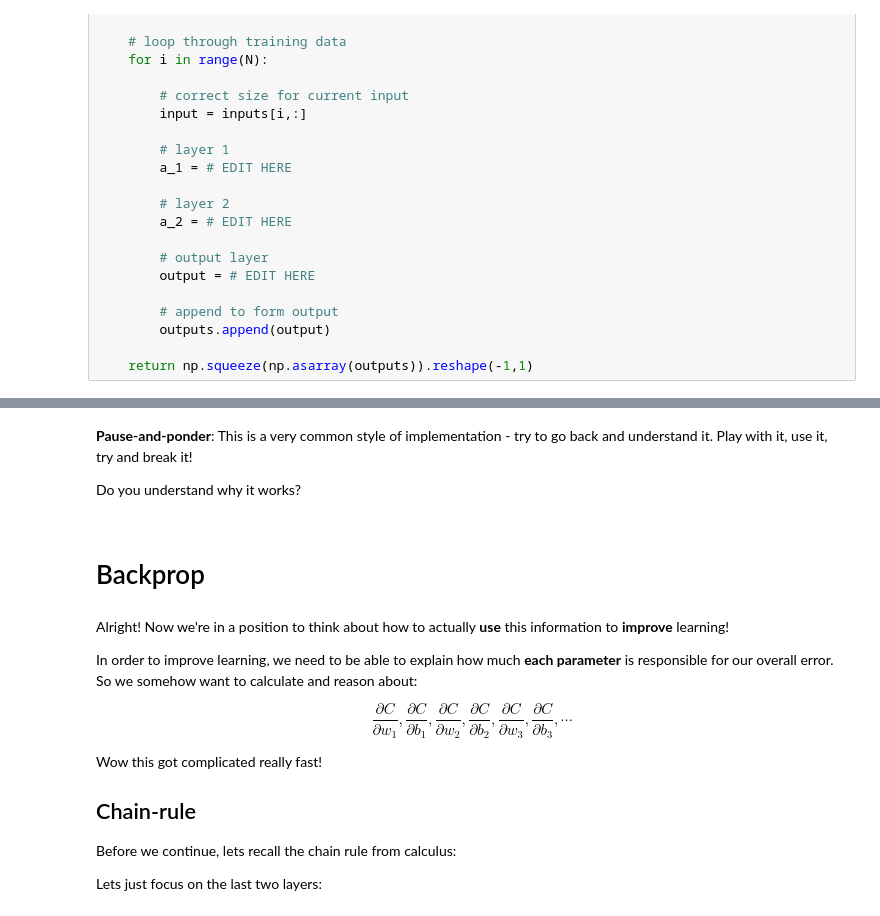
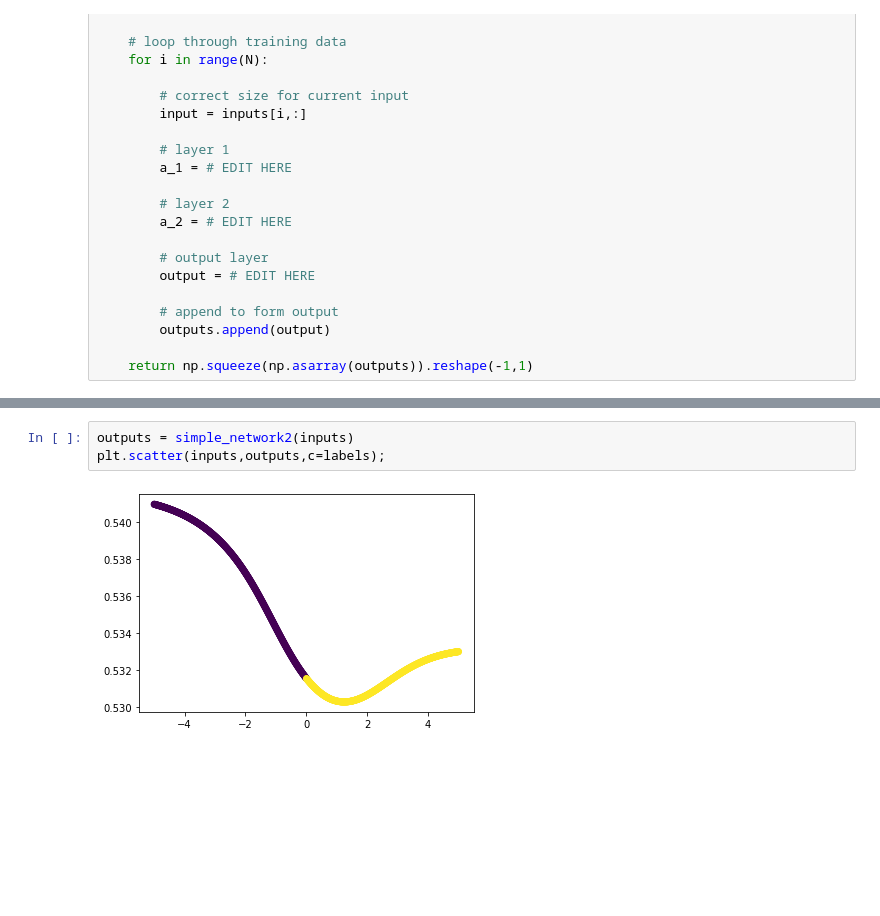
Before and after one commit to diego898/ds5440-fall-2020, a Jupyter notebook: nbs/NN-Walkthrough.ipynb, the cells around one changed output, grey strips where cells are left out. Drawn from its saved outputs; the diff is of its cells as text; blank space fills up the shorter version.

```diff
--- a/nbs/NN-Walkthrough.ipynb
+++ b/nbs/NN-Walkthrough.ipynb
@@ -526,27 +429,5 @@ ax2.scatter(inputs,outputs,color='orange');
-# %% [markdown]
-<div class="info">
-
-**Pause-and-ponder**: This is a very common style of implementation - try to go back and understand it. Play with it, use it, try and break it!
-
-Do you understand why it works?
-
-</div>
-# %% [markdown]
-# Backprop
-# %% [markdown]
-Alright! Now we're in a position to think about how to actually **use** this information to **improve** learning!
-
-In order to improve learning, we need to be able to explain how much **each parameter** is responsible for our overall error. So we somehow want to calculate and reason about:
-
-$$
-\frac{\partial C}{\partial w_1},\frac{\partial C}{\partial b_1},\frac{\partial C}{\partial w_2},\frac{\partial C}{\partial b_2},\frac{\partial C}{\partial w_3},\frac{\partial C}{\partial b_3}, \cdots
-$$
-
-Wow this got complicated really fast!
-
-## Chain-rule
-
-Before we continue, lets recall the chain rule from calculus:
-
-
-Lets just focus on the last two layers:
+# %%
+outputs = simple_network2(inputs)
+plt.scatter(inputs,outputs,c=labels);
+# %% [output]
+[figure, added]
```
Also changed, not shown: parts of 72 cells of this notebook.
